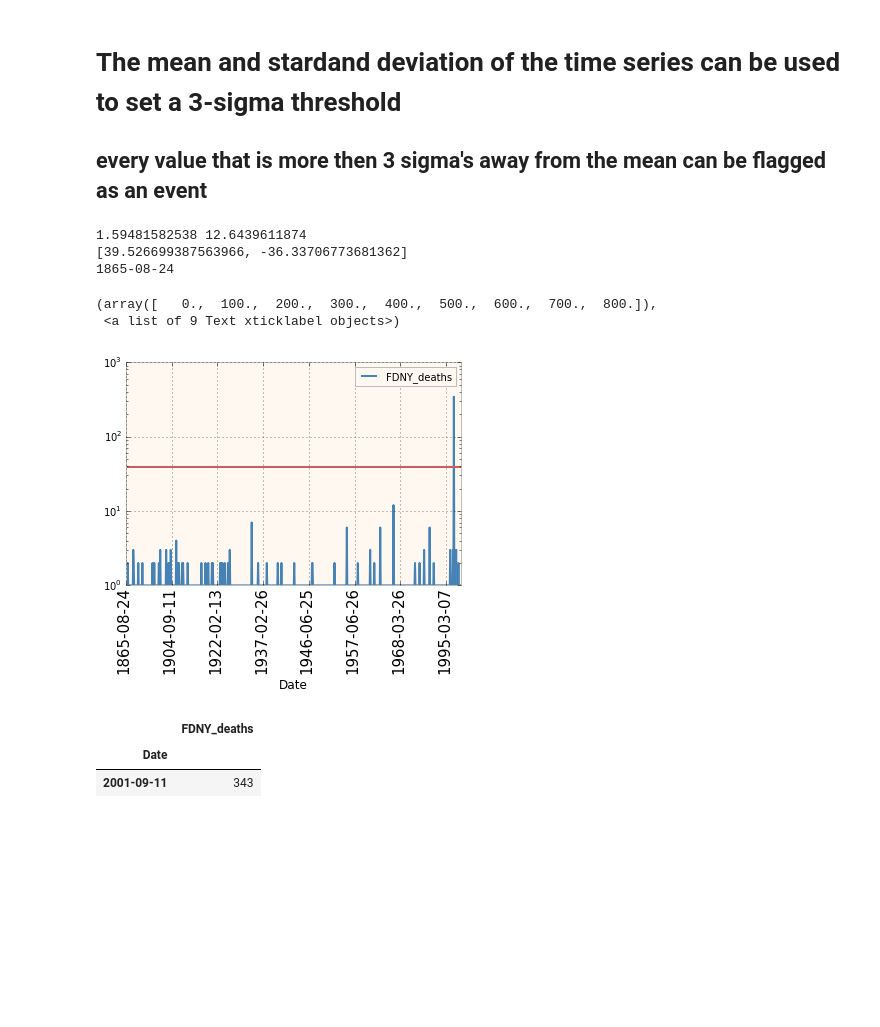
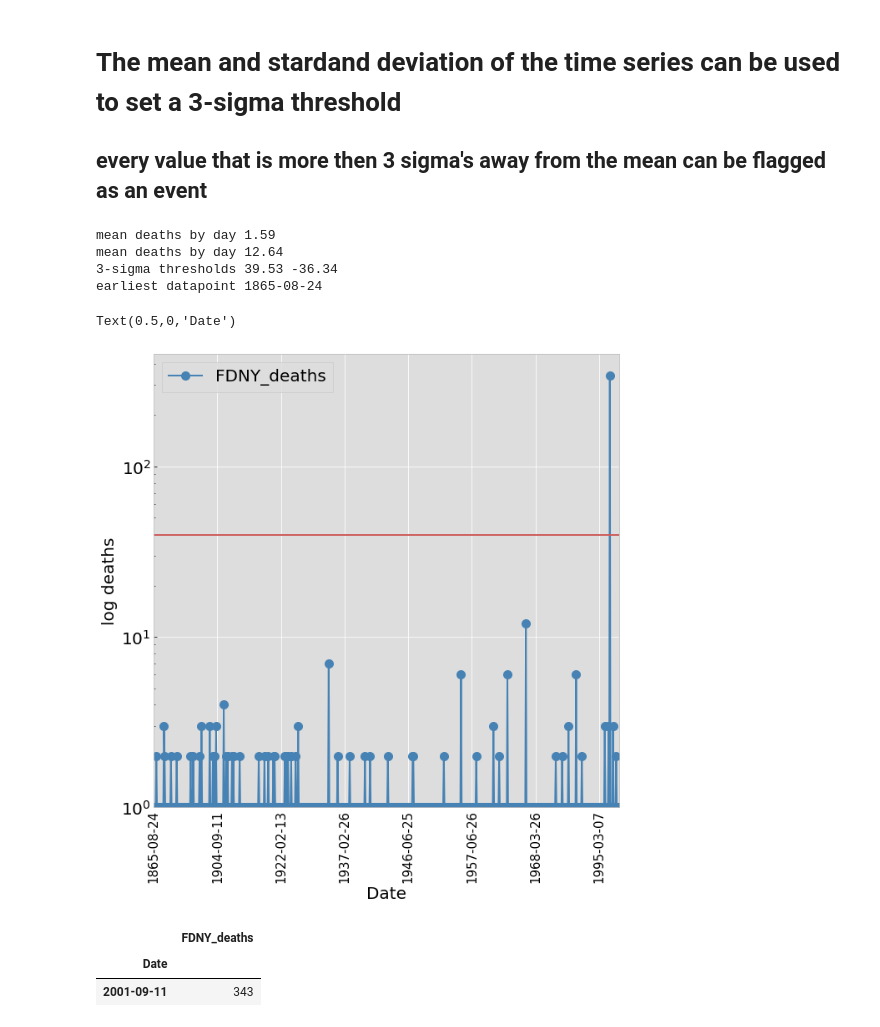
Before and after one commit to fedhere/UInotebooks, a Jupyter notebook: timeseries/FDNYdeaths.ipynb, the cells around one changed output. Saved outputs shown, nothing was run; the diff lists cells and outputs as text; code cells hidden in the pictures; blank space fills up the shorter version.

```diff
--- a/timeseries/FDNYdeaths.ipynb
+++ b/timeseries/FDNYdeaths.ipynb
@@ -6,15 +6,15 @@ import pandas as pd
 import os
 import json
 
-s = json.load(open(os.getenv('PUI2015')+'/fbb_matplotlibrc.json'));
+s = json.load(open(os.getenv('PUI2016')+'/fbb_matplotlibrc.json'));
 pl.rcParams.update(s)
 
 %pylab inline
 # %% [output]
 Populating the interactive namespace from numpy and matplotlib
 # %%
-dataset = pd.read_csv(os.getenv("PUI2015")+"/FDNY_Line_Of_Duty_Deaths.csv")
-dataset.head()
+fdny = pd.read_csv(os.getenv("PUI2015")+"/FDNY_Line_Of_Duty_Deaths.csv")
+fdny.head()
 # %% [output]
 |  | Rank | Name | Unit | Date |
 | 0 | FIREFIGHTER | THOMAS J. CONNOLLY | LADDER 28 | April 10, 1924 |
@@ -47,5 +47,4 @@ Name: Date, dtype: datetime64[ns]
 # %%
 #to remove the hours i apply a function to my converter
 #which extracts the date only from the new datetime object
-dataset.Date = pd.to_datetime(dataset.Date).apply( lambda x: x.date() )
-dataset.Date[:10]
+fdny.Date = pd.to_datetime(fdny.Date).apply( lambda x: x.date() )
@@ -65,7 +52,7 @@ Name: Date, dtype: object
 ## NOTE: for now I have a series of timestamps: this is NOT a timeseries! I have to bin the data in time intervals to have a timeseries
 ## a time series is data as a function of time. By binning these data I have counts of deaths as a function of time. I can keep them at the day level.
 # %%
-FSNYts = dataset[['Date', 'Name']].groupby('Date').count()#.agg('count')
+FSNYts = fdny[['Date', 'Name']].groupby('Date').count()#.agg('count')
 FSNYts.rename(index=str, columns={"Name": "FDNY_deaths"}, inplace=True)
 FSNYts.columns
 # %% [output]
@@ -93,24 +100,29 @@ pl.xlabel("Date", fontsize=20)
 
 ## every value that is more then 3 sigma's away from the mean can be flagged as an event
 # %%
-
-print FSNYts['FDNY_deaths'].mean(), FSNYts['FDNY_deaths'].std()
+print ("mean deaths by day {:.2f}".format(FSNYts['FDNY_deaths'].mean()))
+print ("mean deaths by day {:.2f}".format(FSNYts['FDNY_deaths'].std()))
 thresholds = [FSNYts['FDNY_deaths'].mean() + 3 * FSNYts['FDNY_deaths'].std(),
               FSNYts['FDNY_deaths'].mean() - 3 * FSNYts['FDNY_deaths'].std()]
-print thresholds
-print min(FSNYts.index)
+print ("3-sigma thresholds {:.2f} {:.2f}".format(*thresholds))
+print ("earliest datapoint", min(FSNYts.index))
 # %% [output]
-1.59481582538 12.6439611874
-[39.526699387563966, -36.33706773681362]
-1865-08-24
+mean deaths by day 1.59
+mean deaths by day 12.64
+3-sigma thresholds 39.53 -36.34
+earliest datapoint 1865-08-24
 # %%
-ax = FSNYts.plot(logy=True)
+ax = FSNYts.plot(logy=True, figsize=(10,10), style=".-", ms=20)
 ax.plot([ax.get_xlim()[0], ax.get_xlim()[1]], [thresholds[0], thresholds[0]])
 pl.xticks(rotation=90, fontsize=15)
+pl.yticks(fontsize=20)
+pl.ylim(-20, pl.ylim()[1])
+pl.legend(fontsize=20)
+pl.ylabel("log deaths", fontsize=20)
+pl.xlabel("Date", fontsize=20)
 # %% [output]
-(array([   0.,  100.,  200.,  300.,  400.,  500.,  600.,  700.,  800.]),
- <a list of 9 Text xticklabel objects>)
+Text(0.5,0,'Date')
-[figure, old version]
+[figure, new version]
 # %%
 FSNYts.loc[(FSNYts.FDNY_deaths > thresholds[0])]
 # %% [output]
```
Also changed, not shown: parts of 10 cells of this notebook, 1 other file.
